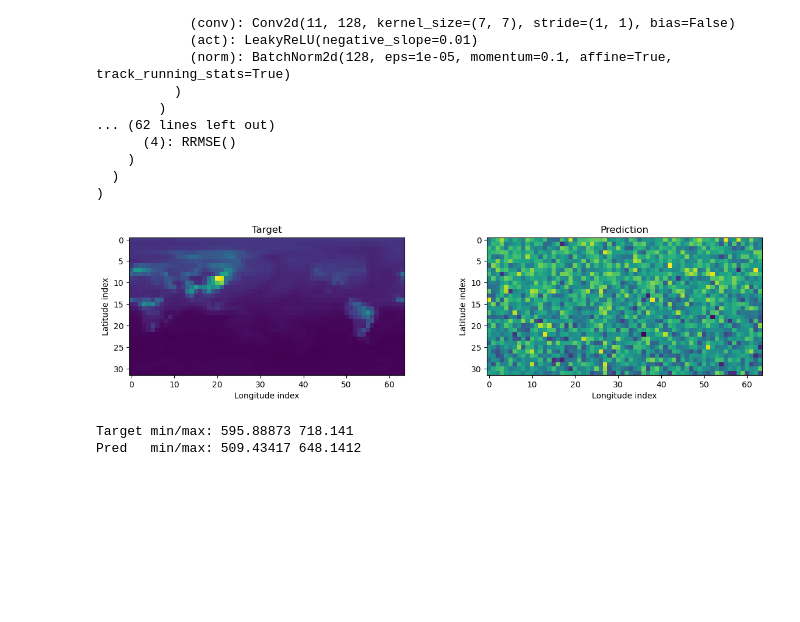
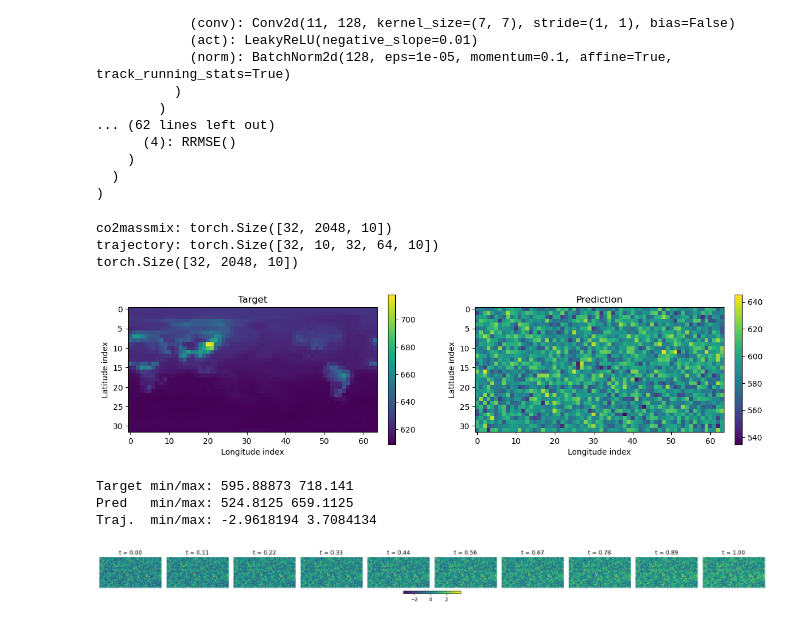
Before and after one commit to vitusbenson/neural_transport, a Jupyter notebook: neural_transport/flowmatching_dev/testScript.ipynb, the cells around one changed output. Saved outputs shown, nothing was run; the diff lists cells and outputs as text; code cells hidden in the pictures; blank space fills up the shorter version.

```diff
--- a/neural_transport/flowmatching_dev/testScript.ipynb
+++ b/neural_transport/flowmatching_dev/testScript.ipynb
@@ -1157,7 +1295,7 @@ class NeuralTransport(pl.LightningModule):
 
             self.model.load_state_dict(model_state_dict, strict=False)
 
-        self.loss = LOSSES[loss](**loss_kwargs)
+        self.loss = MSE(**loss_kwargs) # LOSSES[loss](**loss_kwargs)
         self.metrics = ManyMetrics(metrics)
 
     def forward(self, batch):
@@ -1307,6 +1445,7 @@ flow_model = transport_model.model
 # %%
 dl_val = dset.val_dataloader()
 batch_val = next(iter(dl_val[0]))
+batch_val = {k: v.squeeze(1) if isinstance(v, torch.Tensor) else v for k, v in batch_val.items()}
 # %%
 with torch.no_grad():
-    output = transport_model(batch_val)
+    output = flow_model(batch_val)
@@ -1315,42 +1452,79 @@ target = batch_val["co2massmix"][0].cpu().numpy()
+# %%
+for key in output:
+    print(f"{key}: {output[key].shape}")
+
+# print(output["trajectory"].shape) # [B=32, C=10, Nlat=32, Nlon=64, T=10]
+print(batch_val["co2massmix"].shape) # [B=32, N=2048, C=10]
+# print(output["co2massmix"].shape) # [B=32, N=2048, C=10]
+# %% [output]
+co2massmix: torch.Size([32, 2048, 10])
+trajectory: torch.Size([32, 10, 32, 64, 10])
+torch.Size([32, 2048, 10])
+# %%
+target = batch_val["co2massmix"][0].cpu().numpy()
+pred_trajectory = output["trajectory"][0].cpu().numpy()
+pred = output["co2massmix"][0].cpu().numpy()
 # %%
-target = batch_val["co2massmix"][0].cpu().numpy()
-pred = output["co2massmix"][0].cpu().numpy()
+vlev = 0
+nlat, nlon = 32, 64
 
-vlev = 0
-target_2d = target[0, :, vlev]
-pred_2d = pred[0, :, vlev]
-
-nlat, nlon = 32, 64
-target_2d = target_2d.reshape(nlat, nlon)
-pred_2d = pred_2d.reshape(nlat, nlon)
+target_2d = target[:, vlev].reshape(nlat, nlon)
+pred_2d = pred[:, vlev].reshape(nlat, nlon)
+pred_2d_trajectory = pred_trajectory[vlev, :, :, -1]
 
 # vmin = min(target_2d.min(), pred_2d.min())
 # vmax = max(target_2d.max(), pred_2d.max())
 
 fig, axes = plt.subplots(1, 2, figsize=(14, 6))
 
 # Plot target
 im0 = axes[0].imshow(target_2d[::-1], cmap="viridis") #, vmin=vmin, vmax=vmax
 axes[0].set_title("Target")
 axes[0].set_xlabel("Longitude index")
 axes[0].set_ylabel("Latitude index")
+fig.colorbar(im0, ax=axes[0], fraction=0.028, pad=0.04)
 
 # Plot prediction
 im1 = axes[1].imshow(pred_2d[::-1], cmap="viridis") #, vmin=vmin, vmax=vmax
 axes[1].set_title("Prediction")
 axes[1].set_xlabel("Longitude index")
 axes[1].set_ylabel("Latitude index")
+fig.colorbar(im1, ax=axes[1], fraction=0.028, pad=0.04)
 
 # Adjust horizontal spacing between subplots
 plt.subplots_adjust(wspace=0.3)
 
 plt.savefig("flowmatching_target_prediction.png")
 plt.show()
 # %% [output]
-[figure, old version]
+[figure, new version]
 # %%
 print("Target min/max:", target.min(), target.max())
 print("Pred   min/max:", pred.min(), pred.max())
+print("Traj.  min/max:", pred_2d_trajectory.min(), pred_2d_trajectory.max())
 # %% [output]
 Target min/max: 595.88873 718.141
-Pred   min/max: 509.43417 648.1412
+Pred   min/max: 524.8125 659.1125
+Traj.  min/max: -2.9618194 3.7084134
+# %%
+# trajectory.shape: (B=32, C=10, Nlat=32, Nlon=64, T=10) -> one batch (B=0), surface level (C=0)
+
+trajectory = output["trajectory"]  # [B C Nlat Nlon T]
+sol_surface = trajectory[0, 0, :, :]  # shape: [Nlat, Nlon, T]
+
+# plot
+fig, axs = plt.subplots(1, 10, figsize=(20, 2))
+
+vmin, vmax = sol_surface.min(), sol_surface.max()
+for i in range(10):
+    im = axs[i].imshow(sol_surface[:, :, i], cmap="viridis", vmin=vmin, vmax=vmax)
+    axs[i].set_title(f"t = {i/9:.2f}")
+    axs[i].axis("off")
+
+plt.tight_layout()
+plt.colorbar(im, ax=axs, orientation='horizontal', fraction=0.05, pad=0.05)
+
+plt.savefig("flowmatching_trajectory.png")
+plt.show()
+# %% [output]
+[figure, added]
```
Also changed, not shown: parts of 18 cells of this notebook, 2 other files.
